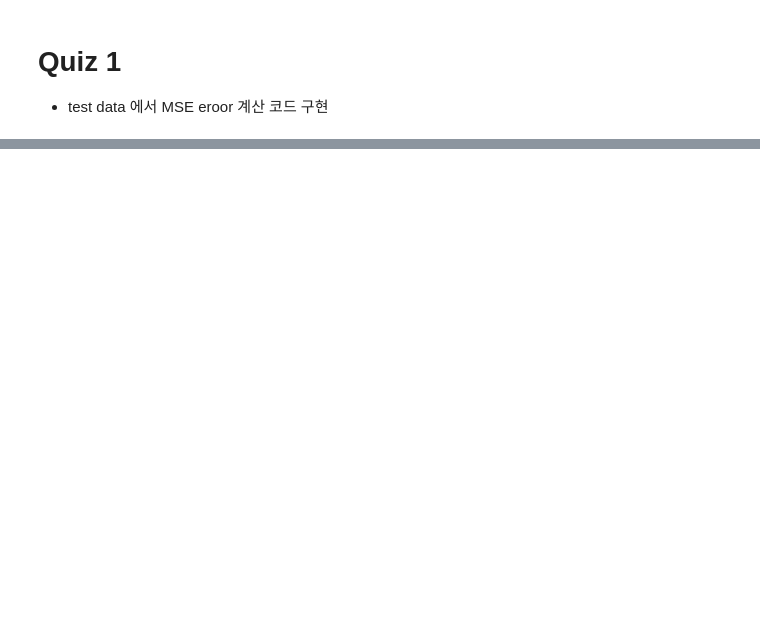
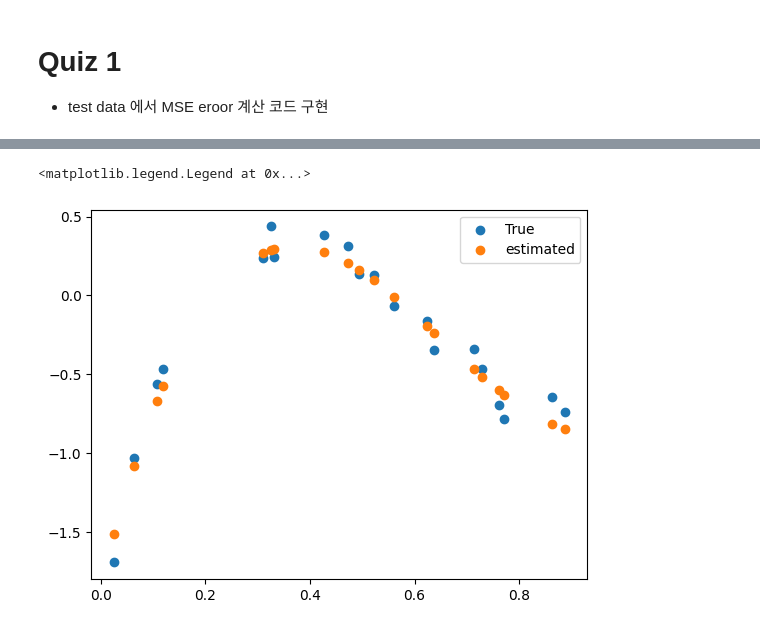
Before and after one commit to SJongH/GroupA, a Jupyter notebook: Week1_Quiz.ipynb, the cells around one changed output, grey strips where cells are left out. Saved outputs shown, nothing was run; the diff lists cells and outputs as text; code cells hidden in the pictures; blank space fills up the shorter version.

```diff
--- a/Week1_Quiz.ipynb
+++ b/Week1_Quiz.ipynb
@@ -203,0 +203,16 @@ Execution time of train_model 0.49375057220458984 seconds
+# %%
+def compute_loss(parameter):
+    y_estimate = parameter[0]*val_x + parameter[1]*(val_x**2)+parameter[2]*(val_x**3)+parameter[3]
+    mseloss = nn.MSELoss()
+    loss = mseloss(y_estimate, val_y)
+    return loss
+# %%
+losses = []
+parameters = []
+for i in range(10):
+    parameter = train_model()
+    parameters.append(parameter)
+    loss = compute_loss(parameter)
+    losses.append(loss.item())
+
+print('mean of losses: {}'.format(np.mean(losses)))
@@ -203,0 +231,13 @@ Execution time of train_model 0.49375057220458984 seconds
+# %%
+val_x_cpu = val_x.to('cpu')
+val_y_cpu = val_y.to('cpu')
+best_parameter = parameters[np.argmin(losses)]
+estimated_y = best_parameter[0]*val_x + best_parameter[1]*(val_x**2)+best_parameter[2]*(val_x**3)+best_parameter[3]
+estimated_y_cpu = estimated_y.to('cpu')
+# %%
+plt.scatter(val_x_cpu,  val_y_cpu, label = 'True')
+plt.scatter(val_x_cpu, estimated_y_cpu.detach().numpy(), label = 'estimated')
+plt.legend()
+# %% [output]
+<matplotlib.legend.Legend at 0x...>
+[figure, added]
```
Also changed, not shown: parts of 17 cells of this notebook.
